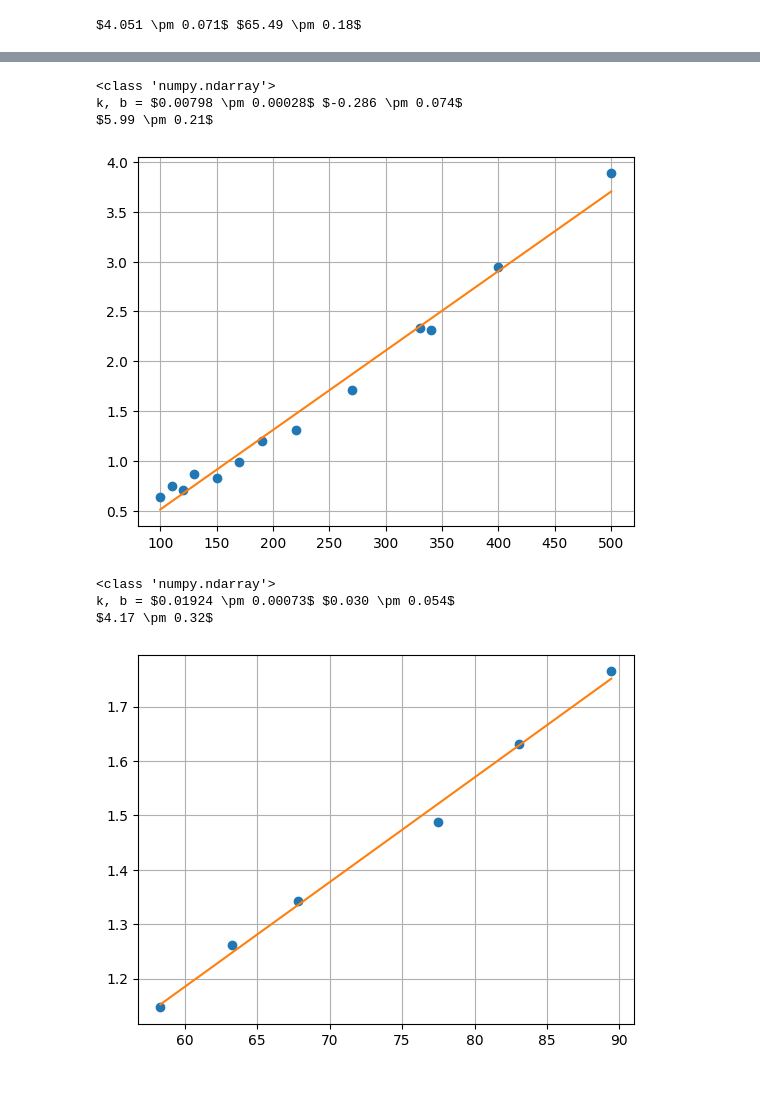
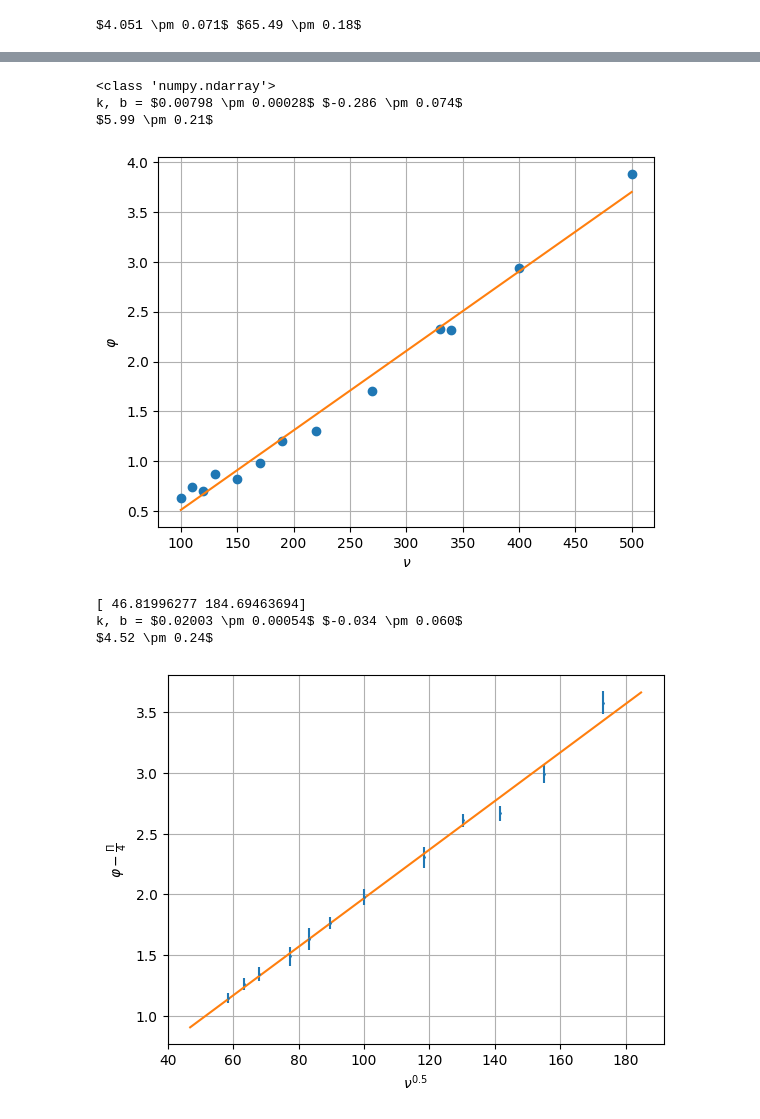
Before and after one commit to RedBrean/term2, a Jupyter notebook: term3/labs/371/371.ipynb, the cells around one changed output, grey strips where cells are left out. Saved outputs shown, nothing was run; the diff lists cells and outputs as text; code cells hidden in the pictures; blank space fills up the shorter version.

```diff
--- a/term3/labs/371/371.ipynb
+++ b/term3/labs/371/371.ipynb
@@ -370,26 +373,32 @@ data2.head()
 # %%
 data2_srez = data2[data2["v"]<600]
 k2,b2 = linearcalc(data2_srez["v"], np.tan(get_values(data2_srez["phi"])))
 sigma_2 = k2/3.14/h/mu0/d*2
 sigma_2.E=7
 print(sigma_2)
+plt.xlabel("$\\nu$")
+plt.ylabel("$\\varphi$")
+plt.savefig("fig_2.png",dpi=300)
 # %% [output]
 <class 'numpy.ndarray'>
 k, b = $0.00798 \pm 0.00028$ $-0.286 \pm 0.074$
 $5.99 \pm 0.21$
-[figure, old version]
+[figure, new version]
 # %%
-data2_srez = data2[data2["v"]<10000][data2["v"]>3000]
+data2_srez = data2[data2["v"]<100000][data2["v"]>3000]
 data2_srez.index = range(len(data2_srez))
-k3,b3 = linearcalc(data2_srez["v"]**0.5, (data2_srez["phi"]) - 3.14/4)
+k3,b3 = linearcalc_error(data2_srez["v"]**0.5, (data2_srez["phi"]) - 3.14/4)
 sigma_3 = (k3/h)**2/3.14/mu0
 sigma_3.E=7
 print(sigma_3)
+plt.xlabel("$\\nu^{0.5}$")
+plt.ylabel("$\\varphi-\\frac{\Pi}{4}$")
+plt.savefig("fig_3.png",dpi=300)
 # %% [output]
-<class 'numpy.ndarray'>
-k, b = $0.01924 \pm 0.00073$ $0.030 \pm 0.054$
-$4.17 \pm 0.32$
+[ 46.81996277 184.69463694]
+k, b = $0.02003 \pm 0.00054$ $-0.034 \pm 0.060$
+$4.52 \pm 0.24$
-[figure, old version]
+[figure, new version]
 # %%
 data3 = pd.read_csv("data3.csv")
 data3 = data3.sort_values("v")
```
Also changed, not shown: parts of 10 cells of this notebook, 6 other files.
